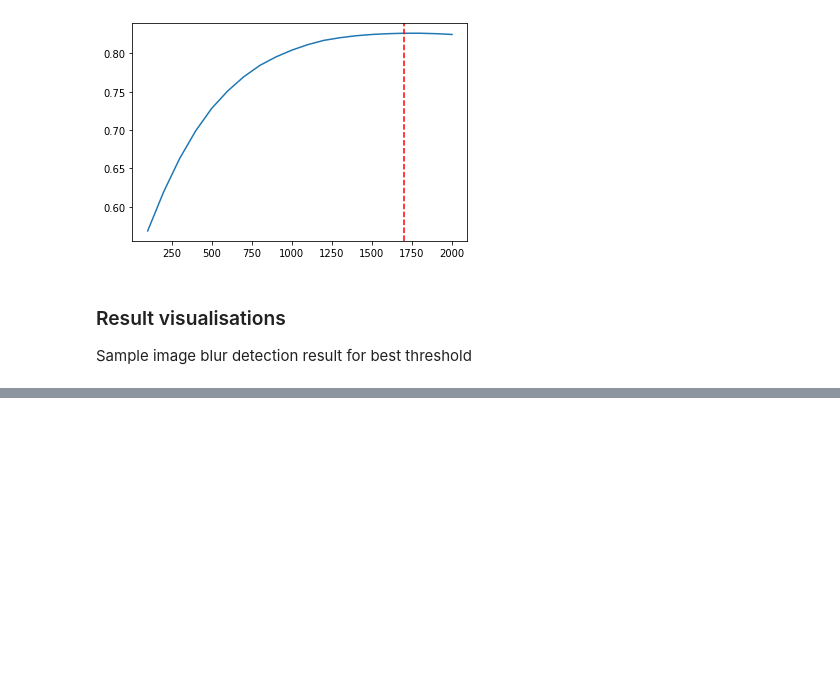
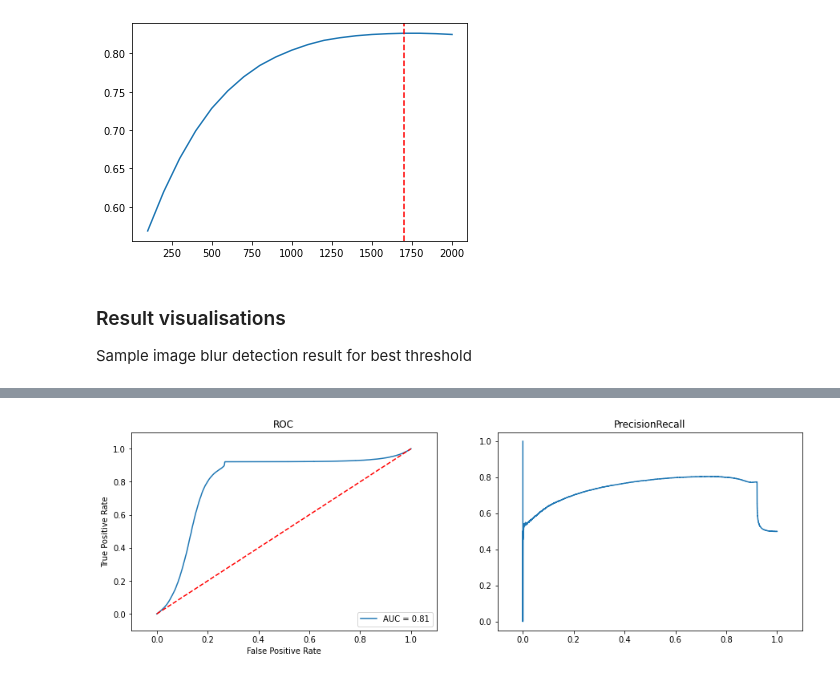
Before and after one commit to JuliaZur/MotionBlurDetection, a Jupyter notebook: laplacian_results.ipynb, the cells around one changed output, grey strips where cells are left out. Cells and saved outputs as stored; diff of their text form; code cells hidden in the pictures; blank space fills up the shorter version.

```diff
--- a/laplacian_results.ipynb
+++ b/laplacian_results.ipynb
@@ -56,0 +62,19 @@ ValueError: too many values to unpack (expected 2)
+# %%
+probabilities = []
+prediction_labels = [pred for pred, fm in predictions[best_threshold]]
+fm_values = [fm for pred, fm in predictions[best_threshold]]
+differences = [abs(fm-best_threshold) for fm in fm_values]
+max_diff = max(differences)
+for i in range(len(differences)):
+    predicted_class_probability = 1*differences[i]/max_diff
+    if prediction_labels[i] == 0:
+        probability = [1-predicted_class_probability,
+                       predicted_class_probability]
+    else:
+        probability = [predicted_class_probability,
+                       1-predicted_class_probability]
+    probabilities.append(probability)
+probabilities = np.array(probabilities)
+roc_pr_rec_plots(ground_truth_labels, prediction_labels, probabilities)
+# %% [output]
+[figure, added]
```
Also changed, not shown: parts of 5 cells of this notebook, 1 other file.
